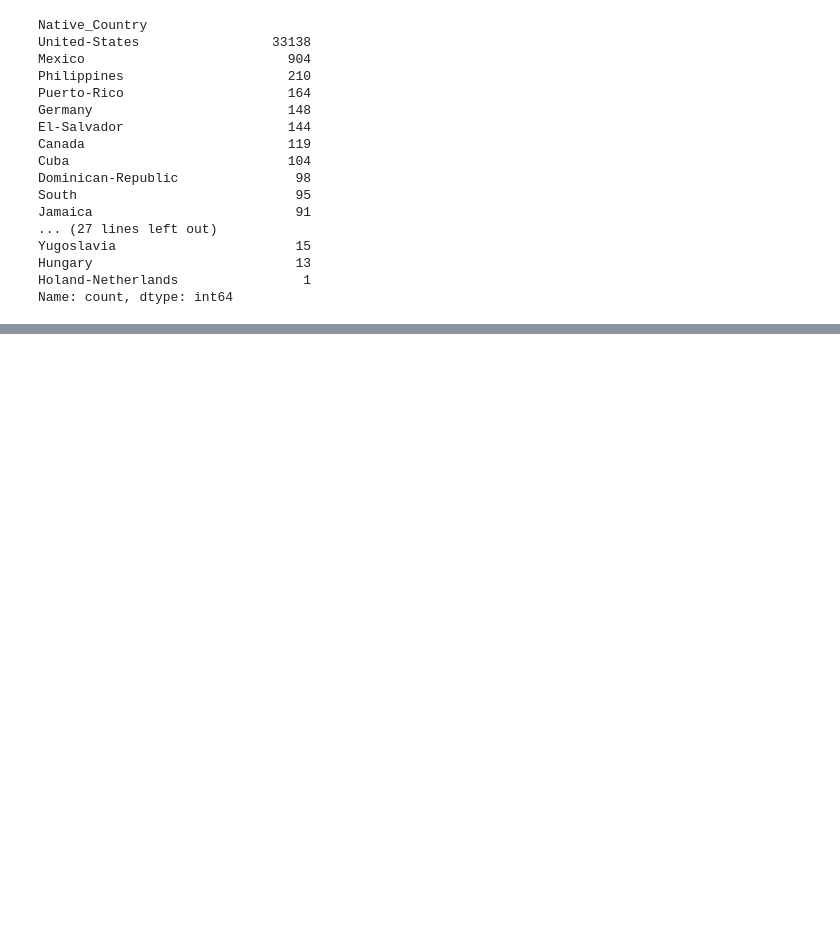
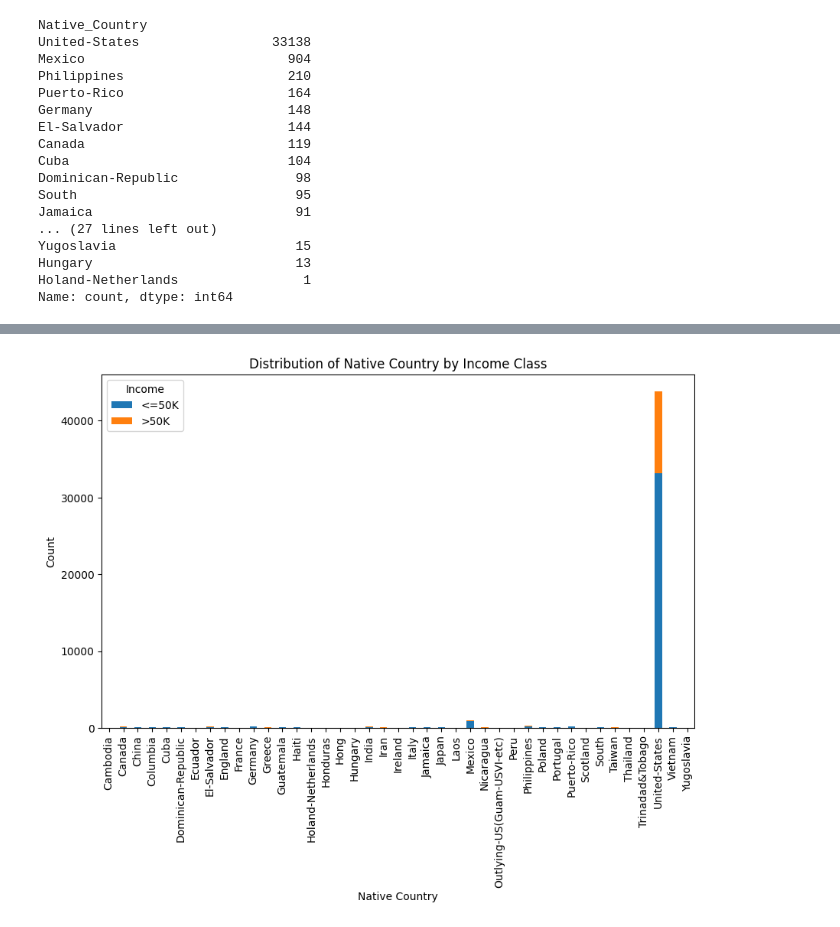
Before and after one commit to Benura2020/Income-Classification-ML, a Jupyter notebook: income_prediction_ml_project.ipynb, the cells around one changed output, grey strips where cells are left out. Cells and saved outputs as stored; diff of their text form; code cells hidden in the pictures; blank space fills up the shorter version.

```diff
--- a/income_prediction_ml_project.ipynb
+++ b/income_prediction_ml_project.ipynb
@@ -657,0 +689,6 @@ Name: count, dtype: int64
+# %%
+# Create a cross-tabulation
+cross_tab = pd.crosstab(census_income_df['Native_Country'], census_income_df['Income'])
+
+# Display the cross-tabulation
+print(cross_tab)
@@ -657,0 +713,10 @@ Name: count, dtype: int64
+# %%
+# Plot the cross-tabulation as a stacked bar chart
+cross_tab.plot(kind='bar', stacked=True, figsize=(10, 6))
+plt.title('Distribution of Native Country by Income Class')
+plt.xlabel('Native Country')
+plt.ylabel('Count')
+plt.xticks(rotation=90)
+plt.show()
+# %% [output]
+[figure, added]
```
Also changed, not shown: parts of 49 cells of this notebook, 1 other file.
